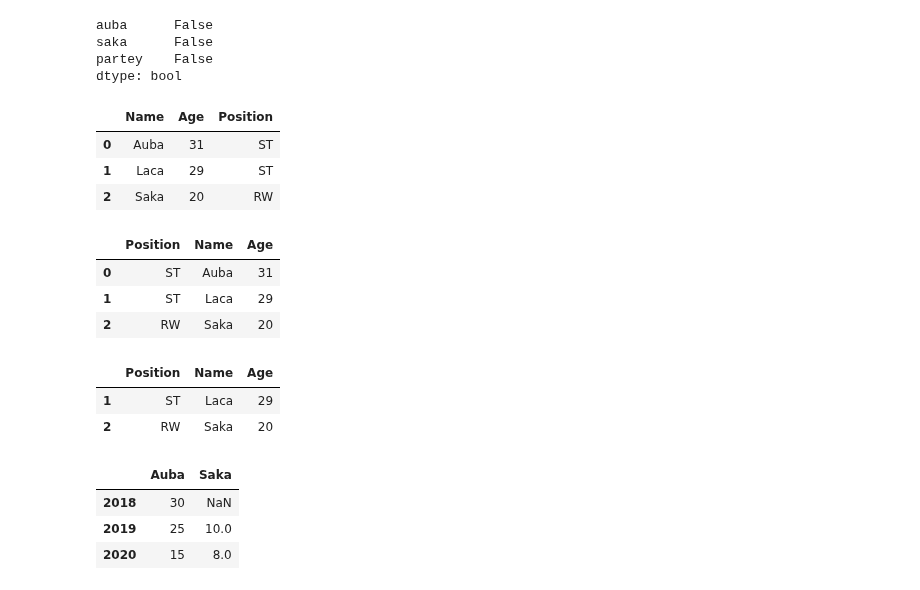
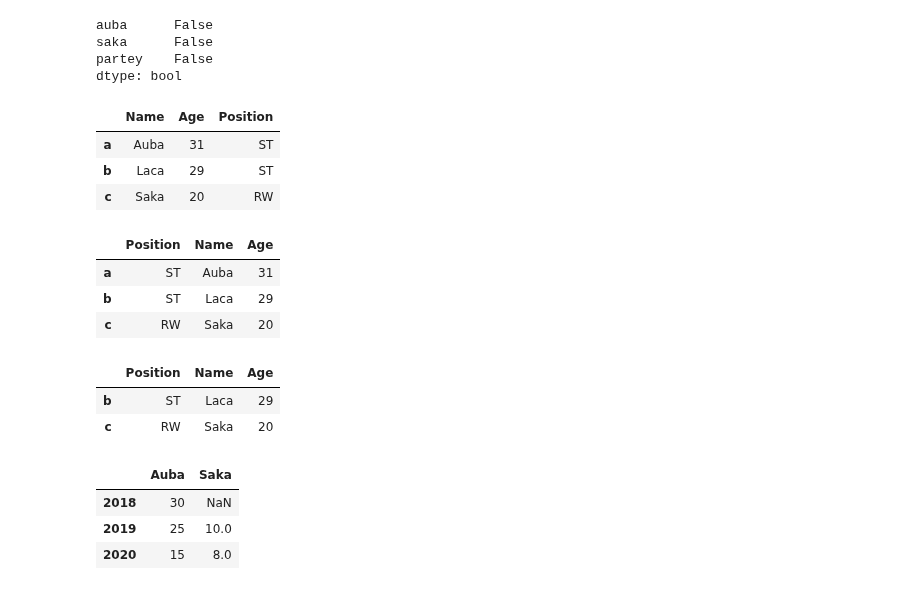
Before and after one commit to Raghav087/Python, a Jupyter notebook: pandas.ipynb, the cells around one changed output. Saved outputs shown, nothing was run; the diff lists cells and outputs as text; code cells hidden in the pictures.

```diff
--- a/pandas.ipynb
+++ b/pandas.ipynb
@@ -62,30 +62,30 @@ dtype: bool
 # %%
 #Similarly a dataframe can be thought of as a dictionary of equal length.
 dict1 = {'Name':['Auba','Laca','Saka'],
           'Age':[31,29,20],
           'Position':['ST','ST','RW']}
-d1 = pd.DataFrame(dict1)
+d1 = pd.DataFrame(dict1,index=['a','b','c'])
 d1
 # %% [output]
 |  | Name | Age | Position |
-| 0 | Auba | 31 | ST |
-| 1 | Laca | 29 | ST |
-| 2 | Saka | 20 | RW |
+| a | Auba | 31 | ST |
+| b | Laca | 29 | ST |
+| c | Saka | 20 | RW |
 # %%
 #Re-arrange columns in dataframe.
 d2 = pd.DataFrame(d1, columns=['Position','Name','Age'])
 d2
 # %% [output]
 |  | Position | Name | Age |
-| 0 | ST | Auba | 31 |
-| 1 | ST | Laca | 29 |
-| 2 | RW | Saka | 20 |
+| a | ST | Auba | 31 |
+| b | ST | Laca | 29 |
+| c | RW | Saka | 20 |
 # %%
-d2.loc[1:,:]
+d2.loc['b':,:]
 # %% [output]
 |  | Position | Name | Age |
-| 1 | ST | Laca | 29 |
-| 2 | RW | Saka | 20 |
+| b | ST | Laca | 29 |
+| c | RW | Saka | 20 |
 # %%
 #If nested dictionary is passed to 'DataFrame', pandas interprets the outer dict keys as column names and inner keys as row indices.
 dict2 = {'Auba':{'2018':30,'2019':25,'2020':15},'Saka':{'2019':10,'2020':8}}
```
Also changed, not shown: parts of 9 cells of this notebook, 3 other files.
